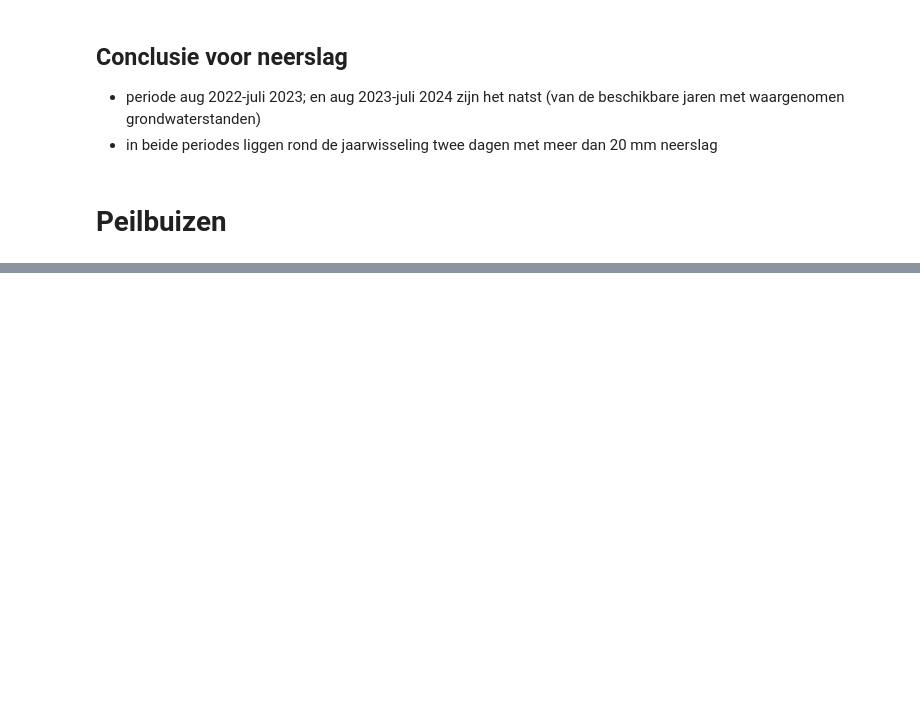
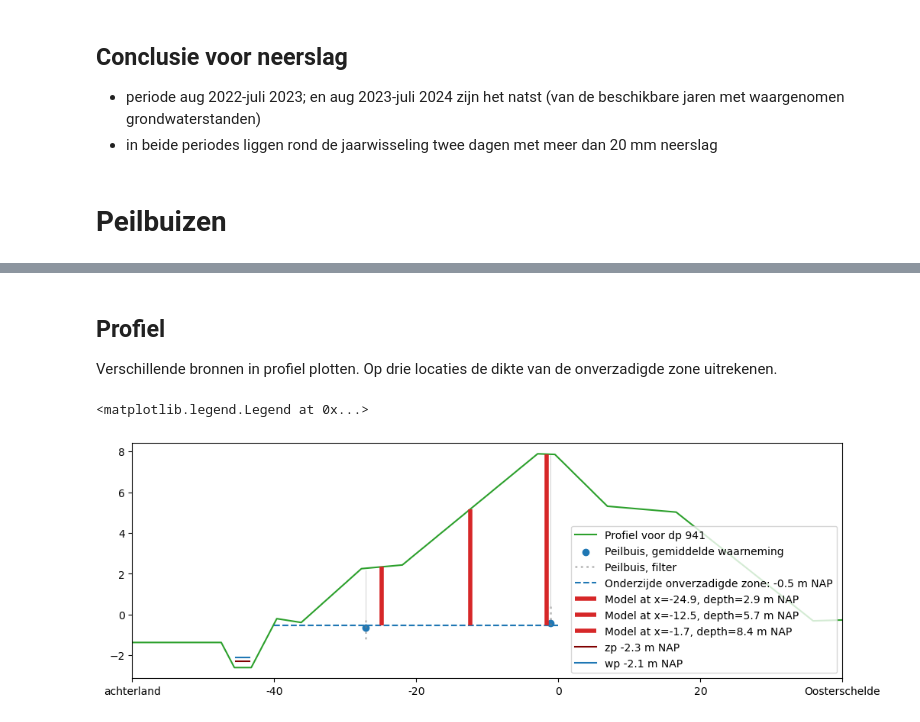
Before and after one commit to scheldestromen/voorverkenning, a Jupyter notebook: notebooks/levee_munsflow_kinematic_wave.ipynb, the cells around one changed output, grey strips where cells are left out. Cells and saved outputs as stored; diff of their text form; code cells hidden in the pictures; blank space fills up the shorter version.

Commit message:
selectie locatie

```diff
--- a/notebooks/levee_munsflow_kinematic_wave.ipynb
+++ b/notebooks/levee_munsflow_kinematic_wave.ipynb
@@ -40,0 +97,4 @@ precip.plot(figsize=(12, 4), title=f"Hourly precipitation at KNMI station {preci
+# %%
+df_profiles = pd.read_csv(DATA_DIR + 'table_profielen_Os_dp725-1080.csv')
+# voorbeeld van data voor 'bin' and 'kruin'
+df_profiles.loc[:, ['dp'] + df_profiles.columns[df_profiles.columns.str.contains('bin|kruin')].to_list()].head()
@@ -433,0 +407,2 @@ for raai, oc_raai in obs.groupby('raai_plot'): # .iloc[:10]
+# %%
+dp = 941
@@ -433,0 +427,3 @@ for raai, oc_raai in obs.groupby('raai_plot'): # .iloc[:10]
+# %%
+zp = -2.3
+wp = -2.1
@@ -433,0 +434,3 @@ for raai, oc_raai in obs.groupby('raai_plot'): # .iloc[:10]
+# %%
+obs_gws_dp = obs_gws.loc[obs_gws.dp == dp]
+obs_gws_dp
@@ -433,0 +443,59 @@ for raai, oc_raai in obs.groupby('raai_plot'): # .iloc[:10]
+# %% [markdown]
+## Profiel
+Verschillende bronnen in profiel plotten. Op drie locaties de dikte van de onverzadigde zone uitrekenen.
+# %%
+x_vals, y_vals, closest_dp_profile = lmkw.select_surfacelevelprofile(
+    dp_center=dp,
+    df_profiles=df_profiles,
+    delta_dp=0,
+    region='Os'
+)
+fig, ax = plt.subplots(figsize=(12, 4))
+ax.plot(x_vals, y_vals, color='tab:green', label=f'Profiel voor dp {dp}')
+
+# peilbuis
+for index, row in obs_gws_dp.iterrows():
+    ax.scatter(row.distance_to_ref, row.obs[col_gwl].mean(), color='tab:blue', label=f'Peilbuis, gemiddelde waarneming')
+    ax.plot([row.distance_to_ref]*2, [row.screen_top, row.screen_bottom], color='tab:gray', ls=':', lw=2, alpha=0.5, label=f'Peilbuis, filter')
+    ax.plot([row.distance_to_ref]*2, [row.tube_top, row.screen_top], color='tab:gray', ls='-', lw=0.5, alpha=0.5, label=f'_Peilbuis, filter')
+
+x_unsat = [-40, 0]
+bottom_unsat = obs_gws_dp.stats.mean_in_period().mean()
+ax.plot(x_unsat, [bottom_unsat]*2, color='tab:blue', ls='--', label=f'Onderzijde onverzadigde zone: {bottom_unsat:.1f} m NAP')
+
+import numpy as np
+x_model = [
+    df_profiles.loc[df_profiles['dp'] == closest_dp_profile, ['xberm.1a', 'xberm.1b']].iloc[0].mean(),
+    df_profiles.loc[df_profiles['dp'] == closest_dp_profile, ['xberm.1b', 'xkruin.1']].iloc[0].mean(),
+    df_profiles.loc[df_profiles['dp'] == closest_dp_profile, ['xkruin.1', 'xkruin.2']].iloc[0].mean()
+    ]
+
+for x in x_model:
+    # find intersection on the profile line, via lineair interpolation of x_vals, y_vals
+    y_model = np.interp(x, x_vals, y_vals)
+    ax.plot([x]*2, [bottom_unsat, y_model], color='tab:red', lw=4,
+            solid_capstyle='butt',
+            label=f'Model at x={x:.1f}, depth={y_model-bottom_unsat:.1f} m NAP')
+
+# waterpeilen
+mid_teensloot = df_profiles.loc[df_profiles['dp'] == closest_dp_profile, ['xsloot.1c', 'xsloot.1d']].iloc[0].mean()
+x_teensloot = [mid_teensloot - 1, mid_teensloot + 1]
+ax.plot(x_teensloot, [zp]*2, color='maroon', label=f'zp {zp} m NAP')
+ax.plot(x_teensloot, [wp]*2, color='tab:blue', label=f'wp {wp} m NAP')
+
+# layout
+ax.set_xlim(-60, 40)
+# change first x-tick to 'achterland'; last to 'Oosterschelde'; others to integer values
+ax.set_xticks(ax.get_xticks().tolist())
+ax.set_xticklabels(['achterland' if i == ax.get_xticks().tolist()[0] else 'Oosterschelde' if i == ax.get_xticks().tolist()[-1] else str(int(i)) for i in ax.get_xticks().tolist()])
+
+handles, labels = ax.get_legend_handles_labels()
+unique = {}
+for h, l in zip(handles, labels):
+    if l and l != "_nolegend_" and l not in unique:
+        unique[l] = h
+
+ax.legend(unique.values(), unique.keys())
+# %% [output]
+<matplotlib.legend.Legend at 0x...>
+[figure, added]
```
Also changed, not shown: parts of 37 cells of this notebook, 13 other files.
